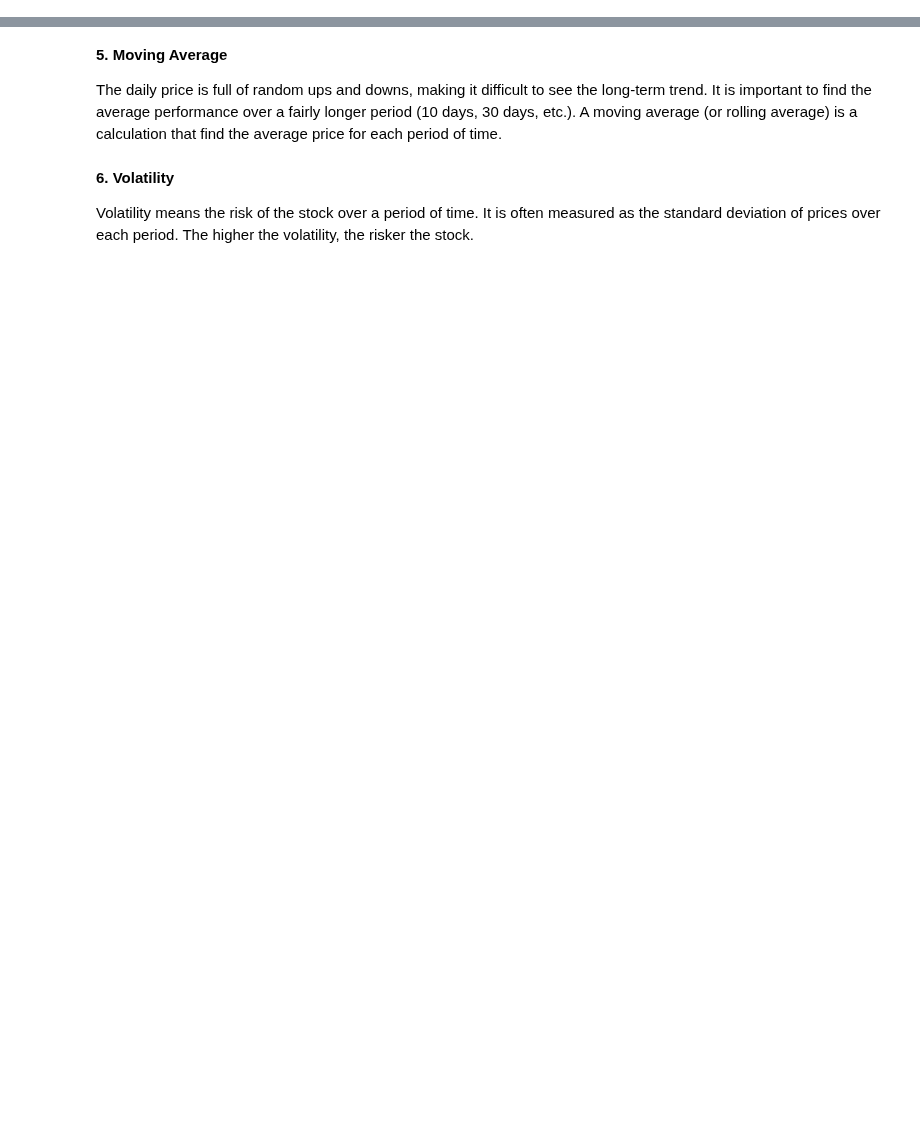
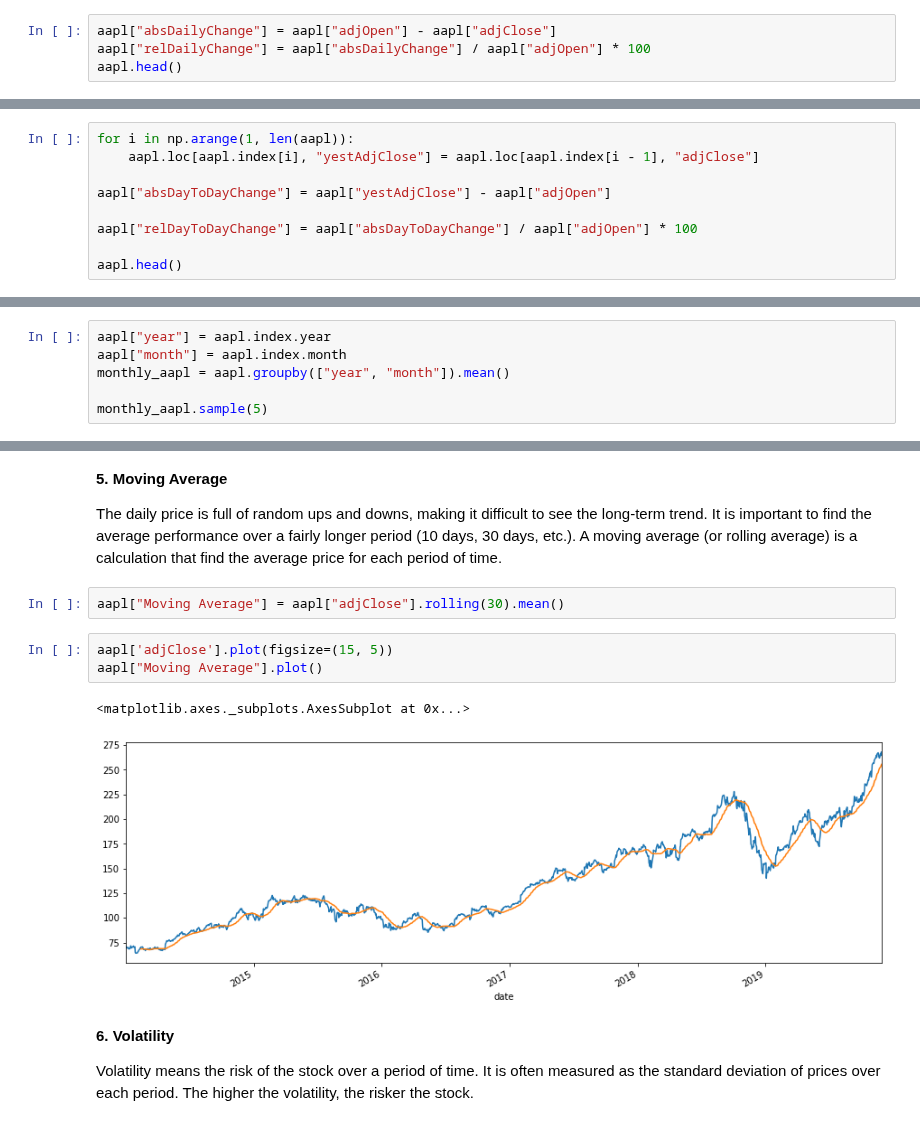
Before and after one commit to esm2000/ds_coursework_python, a Jupyter notebook: cmp_464/week15.ipynb, the cells around one changed output, grey strips where cells are left out. Saved outputs shown, nothing was run; the diff lists cells and outputs as text; blank space fills up the shorter version.

```diff
--- a/cmp_464/week15.ipynb
+++ b/cmp_464/week15.ipynb
@@ -424,0 +453,4 @@ aapl['adjClose'].plot(figsize=(15, 5))
+# %%
+aapl["absDailyChange"] = aapl["adjOpen"] - aapl["adjClose"]
+aapl["relDailyChange"] = aapl["absDailyChange"] / aapl["adjOpen"] * 100
+aapl.head()
@@ -428,0 +473,9 @@ The open price does not necessarily coincide with the previous close price, poss
+# %%
+for i in np.arange(1, len(aapl)):
+    aapl.loc[aapl.index[i], "yestAdjClose"] = aapl.loc[aapl.index[i - 1], "adjClose"]
+
+aapl["absDayToDayChange"] = aapl["yestAdjClose"] - aapl["adjOpen"]
+
+aapl["relDayToDayChange"] = aapl["absDayToDayChange"] / aapl["adjOpen"] * 100
+
+aapl.head()
@@ -430,3 +491,9 @@ The open price does not necessarily coincide with the previous close price, poss
 **4. Monthly Performance**
 
 For long-term investors, they may prefer monthly performance data. Create a new data frame containing adjOpen, adjHigh, adjLow, adjClose, and adjVolume for each month between 2014 and 2019.
+# %%
+aapl["year"] = aapl.index.year
+aapl["month"] = aapl.index.month
+monthly_aapl = aapl.groupby(["year", "month"]).mean()
+
+monthly_aapl.sample(5)
@@ -434,6 +509,14 @@ For long-term investors, they may prefer monthly performance data. Create a new
 **5. Moving Average**
 
 The daily price is full of random ups and downs, making it difficult to see the long-term trend. It is important to find the average performance over a fairly longer period (10 days, 30 days, etc.). A moving average (or rolling average) is a calculation that find the average price for each period of time.
+# %%
+aapl["Moving Average"] = aapl["adjClose"].rolling(30).mean()
+# %%
+aapl['adjClose'].plot(figsize=(15, 5))
+aapl["Moving Average"].plot()
+# %% [output]
+<matplotlib.axes._subplots.AxesSubplot at 0x...>
+[figure, added]
 # %% [markdown]
 **6. Volatility**
 
```
Also changed, not shown: parts of 12 cells of this notebook.
